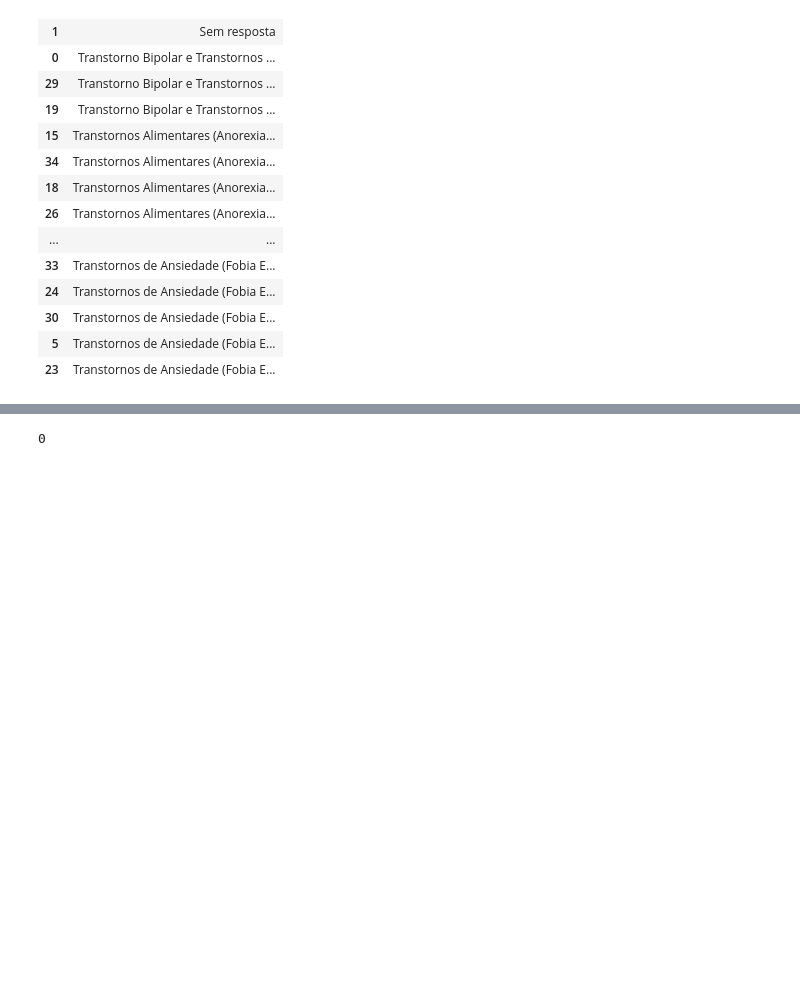
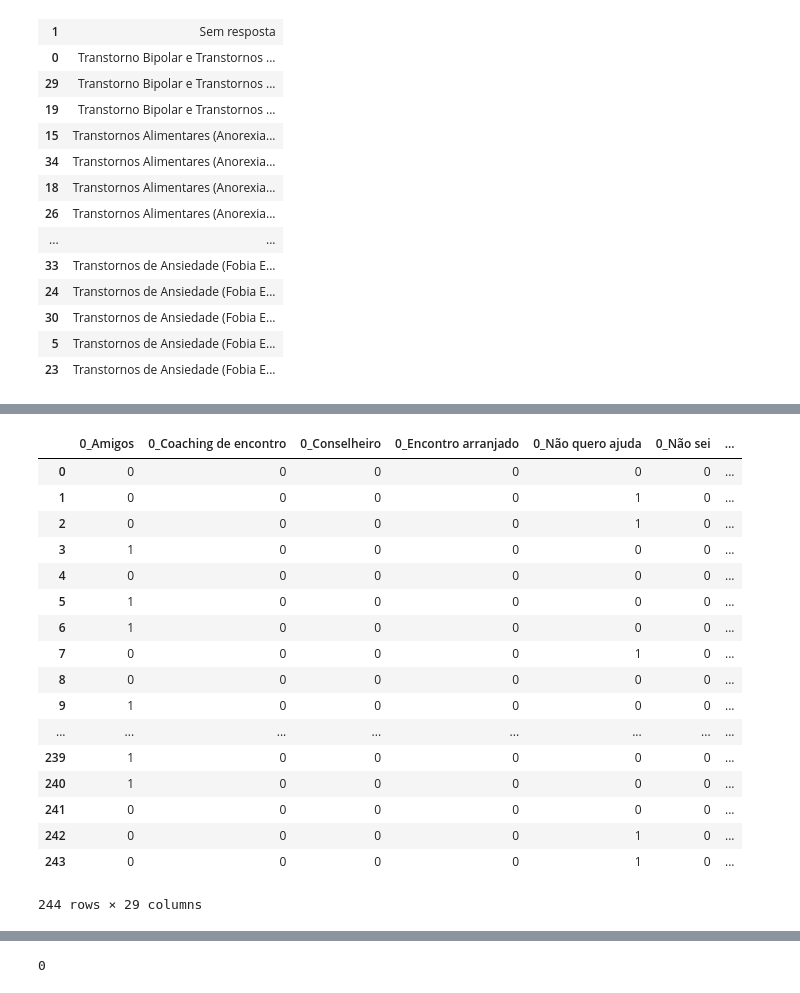
Before and after one commit to claytonrm/AnalisePreditivaSuicidio, a Jupyter notebook: AnalisePreditivaSuicidio.ipynb, the cells around one changed output, grey strips where cells are left out. Saved outputs shown, nothing was run; the diff lists cells and outputs as text; code cells hidden in the pictures; blank space fills up the shorter version.

```diff
--- a/AnalisePreditivaSuicidio.ipynb
+++ b/AnalisePreditivaSuicidio.ipynb
@@ -449,8 +449,8 @@ df['Q11_T6'] = df_Q11[['0_Transtornos Relacionados a Trauma e a Estressores (Tra
                        '4_Transtornos Relacionados a Trauma e a Estressores (Transtorno de Apego Reativo, Transtorno de Interação Social Desinibida, Transtorno de Estresse Pós-traumático, Transtorno de Estresse Agudo, etc..)',
                        '5_Transtornos Relacionados a Trauma e a Estressores (Transtorno de Apego Reativo, Transtorno de Interação Social Desinibida, Transtorno de Estresse Pós-traumático, Transtorno de Estresse Agudo, etc..)']].max(axis=1)
 # %%
-df['Q11_T7'] = df_Q11[['0_Outros']].max(axis=1)
-df['Q11_T8'] = df_Q11[['0_Sem resposta']].max(axis=1)
+df['Q11_OUTROS'] = df_Q11[['0_Outros']].max(axis=1)
+df['Q11_SEM_RESPOSTA'] = df_Q11[['0_Sem resposta']].max(axis=1)
 # %%
 df = df.drop(columns='Q11')
 # %%
@@ -471,0 +494,22 @@ df[df.Q11_T7 == 1]
+# %%
+df_Q12 = pd.get_dummies(df['Q12'].str.strip().str.split(';', expand=True))
+df_Q12
+# %% [output]
+|  | 0_Amigos | 0_Coaching de encontro | 0_Conselheiro | 0_Encontro arranjado | 0_Não quero ajuda | 0_Não sei | ... |
+| 0 | 0 | 0 | 0 | 0 | 0 | 0 | ... |
+| 1 | 0 | 0 | 0 | 0 | 1 | 0 | ... |
+| 2 | 0 | 0 | 0 | 0 | 1 | 0 | ... |
+| 3 | 1 | 0 | 0 | 0 | 0 | 0 | ... |
+| 4 | 0 | 0 | 0 | 0 | 0 | 0 | ... |
+| 5 | 1 | 0 | 0 | 0 | 0 | 0 | ... |
+| 6 | 1 | 0 | 0 | 0 | 0 | 0 | ... |
+| 7 | 0 | 0 | 0 | 0 | 1 | 0 | ... |
+| 8 | 0 | 0 | 0 | 0 | 0 | 0 | ... |
+| 9 | 1 | 0 | 0 | 0 | 0 | 0 | ... |
+| ... | ... | ... | ... | ... | ... | ... | ... |
+| 239 | 1 | 0 | 0 | 0 | 0 | 0 | ... |
+| 240 | 1 | 0 | 0 | 0 | 0 | 0 | ... |
+| 241 | 0 | 0 | 0 | 0 | 0 | 0 | ... |
+| 242 | 0 | 0 | 0 | 0 | 1 | 0 | ... |
+| 243 | 0 | 0 | 0 | 0 | 1 | 0 | ... |
+244 rows × 29 columns
```
Also changed, not shown: parts of 34 cells of this notebook.
